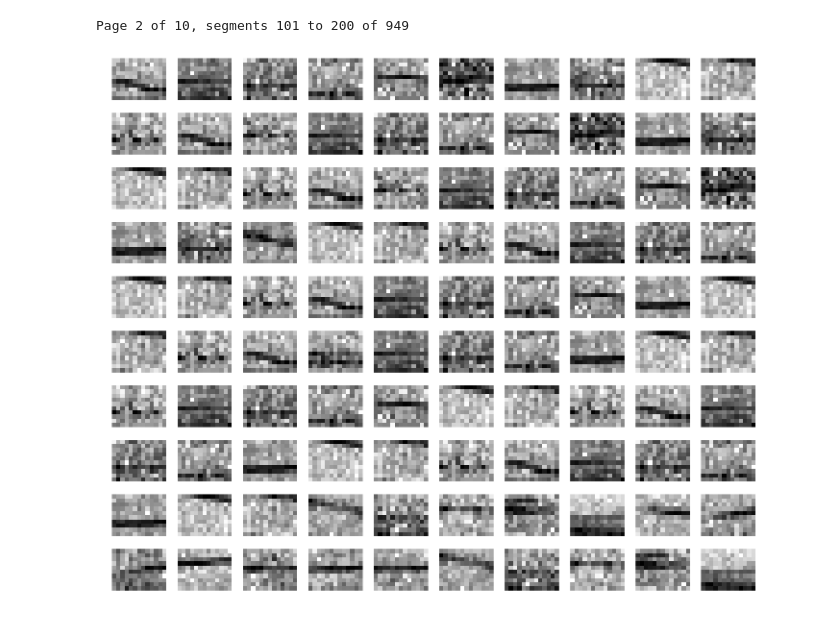
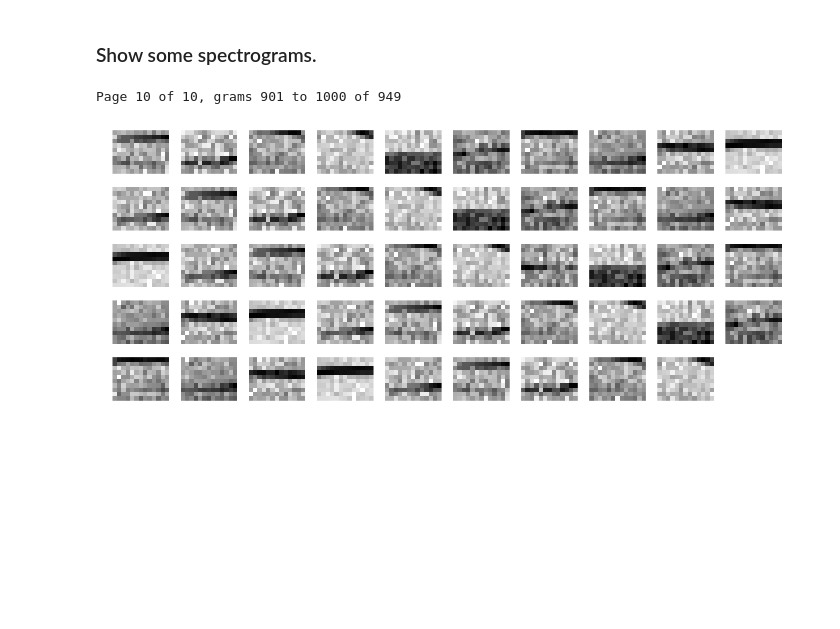
Before and after one commit to HaroldMills/Vesper, a Jupyter notebook: ipython/Coarse Classification Results.ipynb, the cells around one changed output. Cells and saved outputs as stored; diff of their text form; code cells hidden in the pictures; blank space fills up the shorter version.

```diff
--- a/ipython/Coarse Classification Results.ipynb
+++ b/ipython/Coarse Classification Results.ipynb
@@ -52,5 +21,19 @@ def showSegments(segments, pageNum, target, prediction, segmentType='Test', page
+# %% [markdown]
+### Show some spectrograms.
+# %%
+def show_segments(
+        segments, page_num, target, prediction, segment_type='Test', page_width=10, page_height=10):
+
+    segments = segments[
+        (segments['segment_type'] == segment_type) & \
+        (segments['target'] == target) & \
+        (segments['prediction'] == prediction)]
+
+    grams = segments['spectra']
+
+    jupyter_notebook_utils.show_grams(grams, page_num, page_width, page_height)
 # %%
-showSegments(segments, pageNum=2, target=1, prediction=0, pageHeight=10)
+show_segments(segments, page_num=10, target=1, prediction=0)
 # %% [output]
-Page 2 of 10, segments 101 to 200 of 949
+Page 10 of 10, grams 901 to 1000 of 949
-[figure, old version]
+[figure, new version]
```
Also changed, not shown: parts of 4 cells of this notebook, 5 other files.
